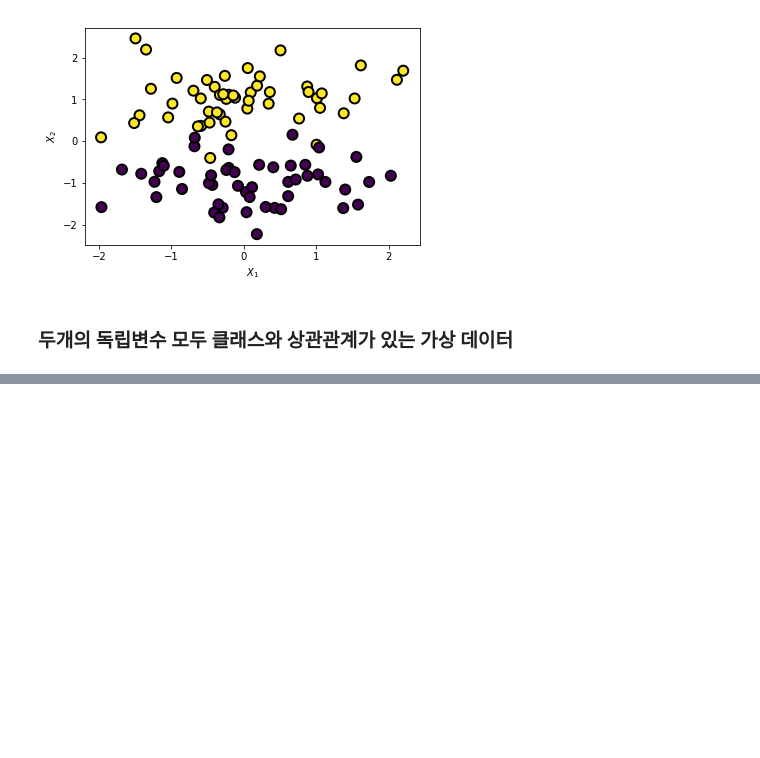
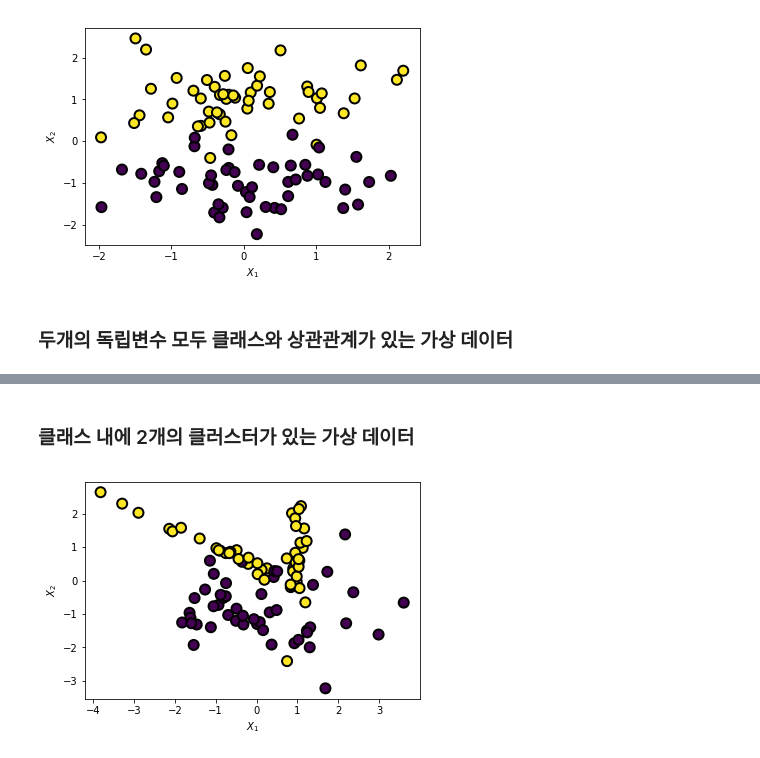
Before and after one commit to ultra118/Python_ML, a Jupyter notebook: ML/Data_Science_School/02_classification_model_introduction.ipynb, the cells around one changed output, grey strips where cells are left out. Cells and saved outputs as stored; diff of their text form; code cells hidden in the pictures; blank space fills up the shorter version.

```diff
--- a/ML/Data_Science_School/02_classification_model_introduction.ipynb
+++ b/ML/Data_Science_School/02_classification_model_introduction.ipynb
@@ -44,0 +77,13 @@ plt.show()
+# %% [markdown]
+### 클래스 내에 2개의 클러스터가 있는 가상 데이터
+# %%
+X2, Y2 = make_classification(n_features=2, n_informative=2, n_redundant=0,
+                             n_clusters_per_class=2, random_state=2)
+plt.scatter(X2[:, 0], X2[:, 1], marker='o', c=Y2,
+            s=100, edgecolor="k", linewidth=2)
+
+plt.xlabel("$X_1$")
+plt.ylabel("$X_2$")
+plt.show()
+# %% [output]
+[figure, added]
```
Also changed, not shown: parts of 26 cells of this notebook.
